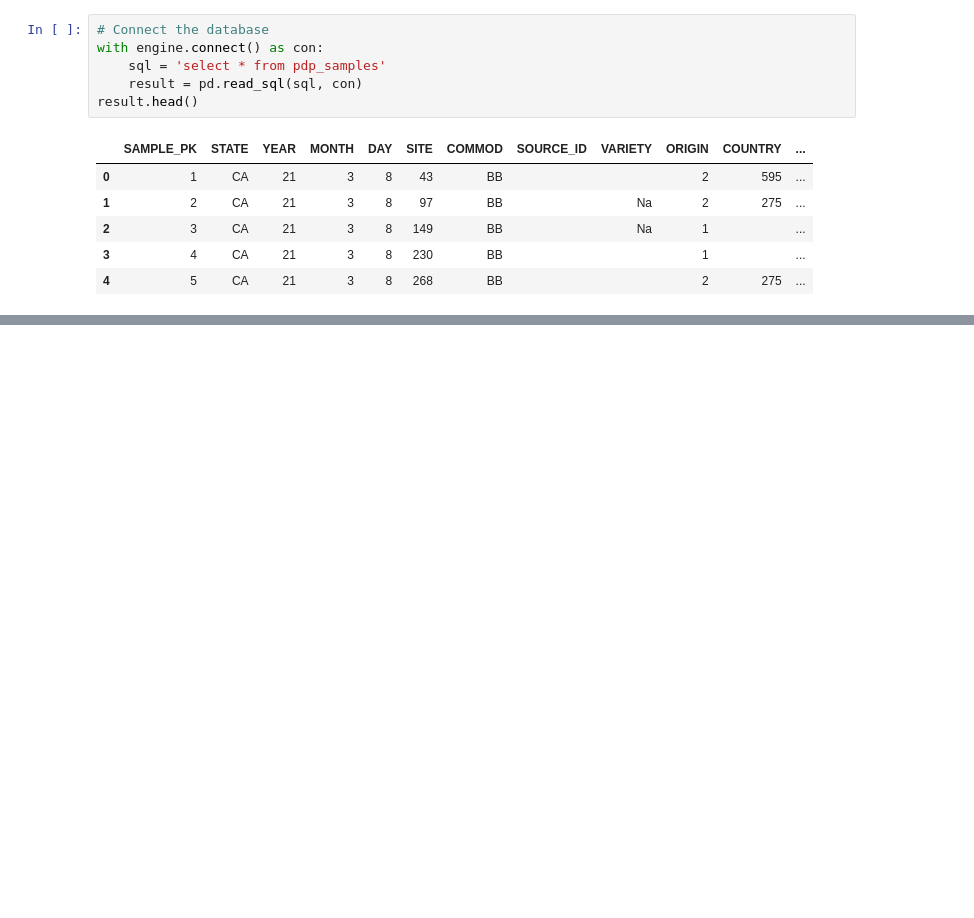
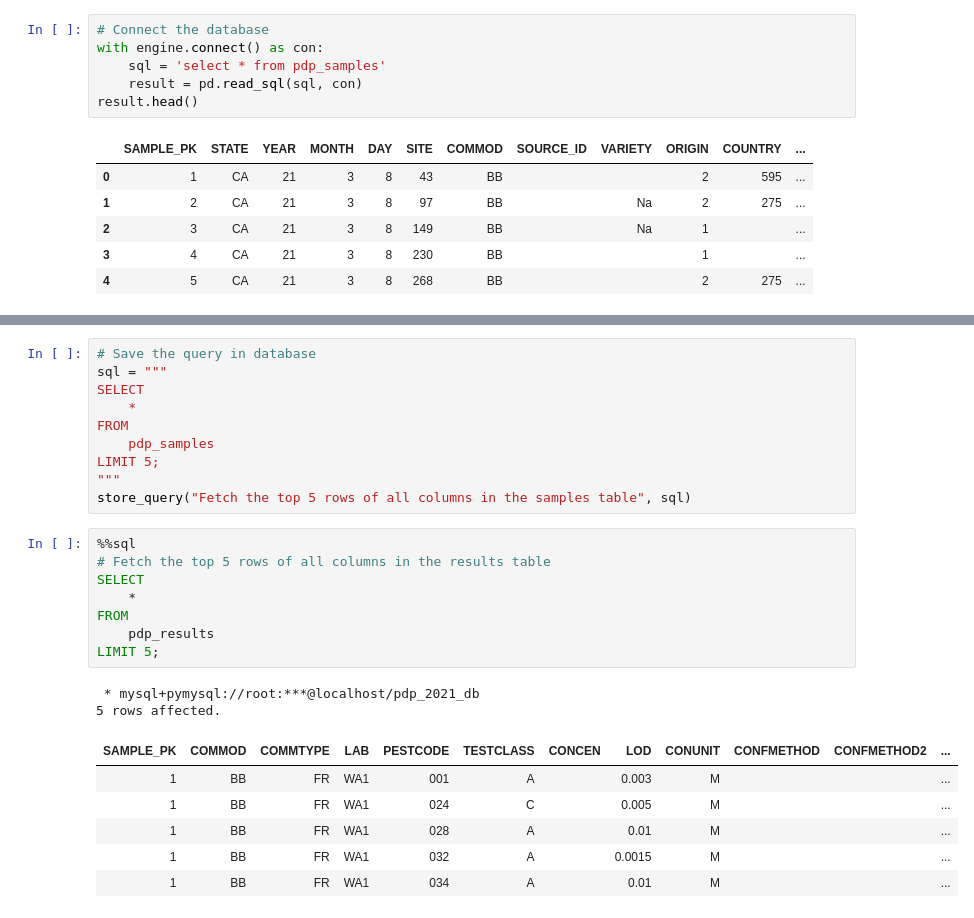
Before and after one commit to soyinkas1/PP00013_SQL_Practice-and-Application-Projects, a Jupyter notebook: PDP Database SQL Analysis_CPD Projects_01/Pandas Control Notebook_PDP Database SQL Analysis .ipynb, the cells around one changed output, grey strips where cells are left out. Saved outputs shown, nothing was run; the diff lists cells and outputs as text; blank space fills up the shorter version.

```diff
--- a/PDP Database SQL Analysis_CPD Projects_01/Pandas Control Notebook_PDP Database SQL Analysis .ipynb
+++ b/PDP Database SQL Analysis_CPD Projects_01/Pandas Control Notebook_PDP Database SQL Analysis .ipynb
@@ -323,0 +870,27 @@ queries.head()
+# %%
+# Save the query in database
+sql = """
+SELECT
+    *
+FROM
+    pdp_samples
+LIMIT 5;
+"""
+store_query("Fetch the top 5 rows of all columns in the samples table", sql)
+# %%
+%%sql
+# Fetch the top 5 rows of all columns in the results table
+SELECT
+    *
+FROM
+    pdp_results
+LIMIT 5;
+# %% [output]
+ * mysql+pymysql://root:***@localhost/pdp_2021_db
+5 rows affected.
+| SAMPLE_PK | COMMOD | COMMTYPE | LAB | PESTCODE | TESTCLASS | CONCEN | LOD | CONUNIT | CONFMETHOD | CONFMETHOD2 | ... |
+| 1 | BB | FR | WA1 | 001 | A |  | 0.003 | M |  |  | ... |
+| 1 | BB | FR | WA1 | 024 | C |  | 0.005 | M |  |  | ... |
+| 1 | BB | FR | WA1 | 028 | A |  | 0.01 | M |  |  | ... |
+| 1 | BB | FR | WA1 | 032 | A |  | 0.0015 | M |  |  | ... |
+| 1 | BB | FR | WA1 | 034 | A |  | 0.01 | M |  |  | ... |
```
Also changed, not shown: parts of 82 cells of this notebook.
